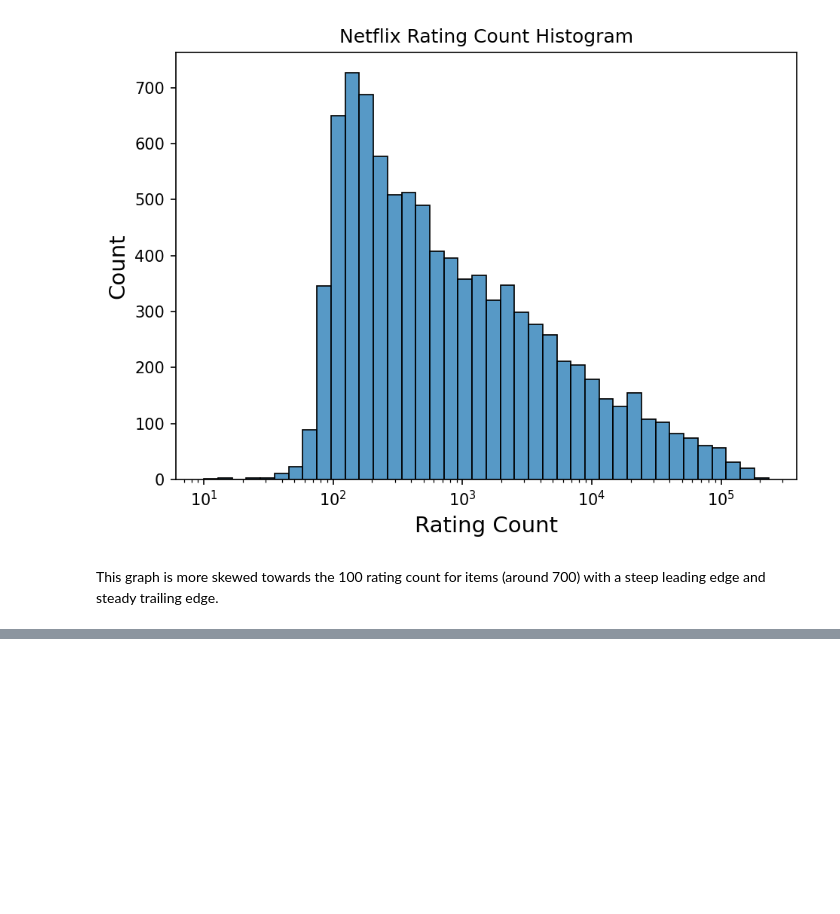
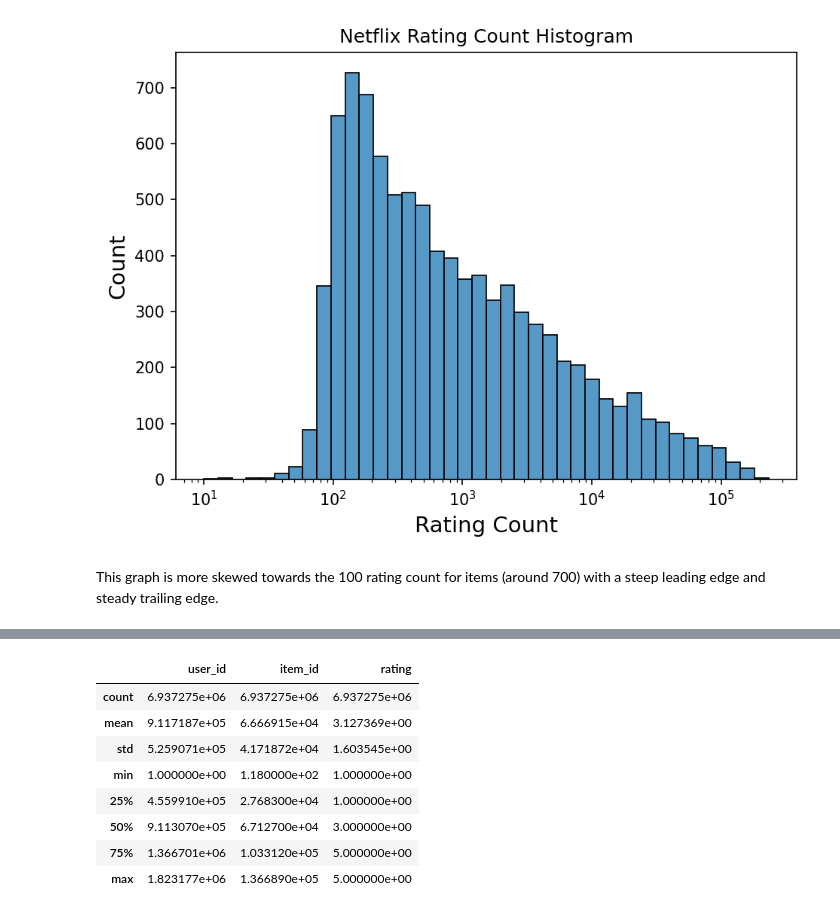
Before and after one commit to jmfb/csc6711-project2, a Jupyter notebook: Project2.ipynb, the cells around one changed output, grey strips where cells are left out. Drawn from its saved outputs; the diff is of its cells as text; code cells hidden in the pictures; blank space fills up the shorter version.

```diff
--- a/Project2.ipynb
+++ b/Project2.ipynb
@@ -205,0 +227,12 @@ This graph is more skewed towards the 100 rating count for items (around 700) wi
+# %%
+df3.describe()
+# %% [output]
+|  | user_id | item_id | rating |
+| count | 6.937275e+06 | 6.937275e+06 | 6.937275e+06 |
+| mean | 9.117187e+05 | 6.666915e+04 | 3.127369e+00 |
+| std | 5.259071e+05 | 4.171872e+04 | 1.603545e+00 |
+| min | 1.000000e+00 | 1.180000e+02 | 1.000000e+00 |
+| 25% | 4.559910e+05 | 2.768300e+04 | 1.000000e+00 |
+| 50% | 9.113070e+05 | 6.712700e+04 | 3.000000e+00 |
+| 75% | 1.366701e+06 | 1.033120e+05 | 5.000000e+00 |
+| max | 1.823177e+06 | 1.366890e+05 | 5.000000e+00 |
```
Also changed, not shown: parts of 11 cells of this notebook.
